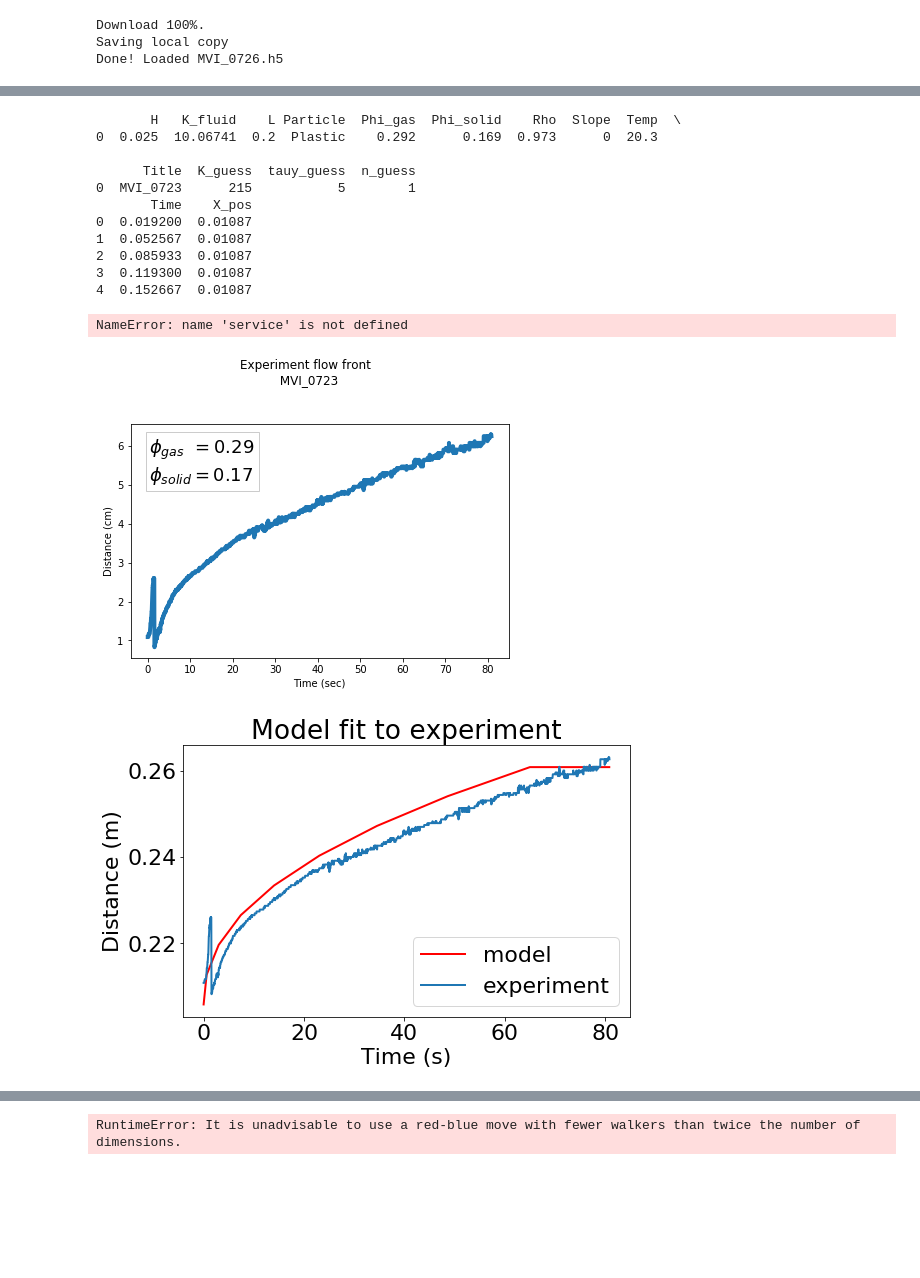
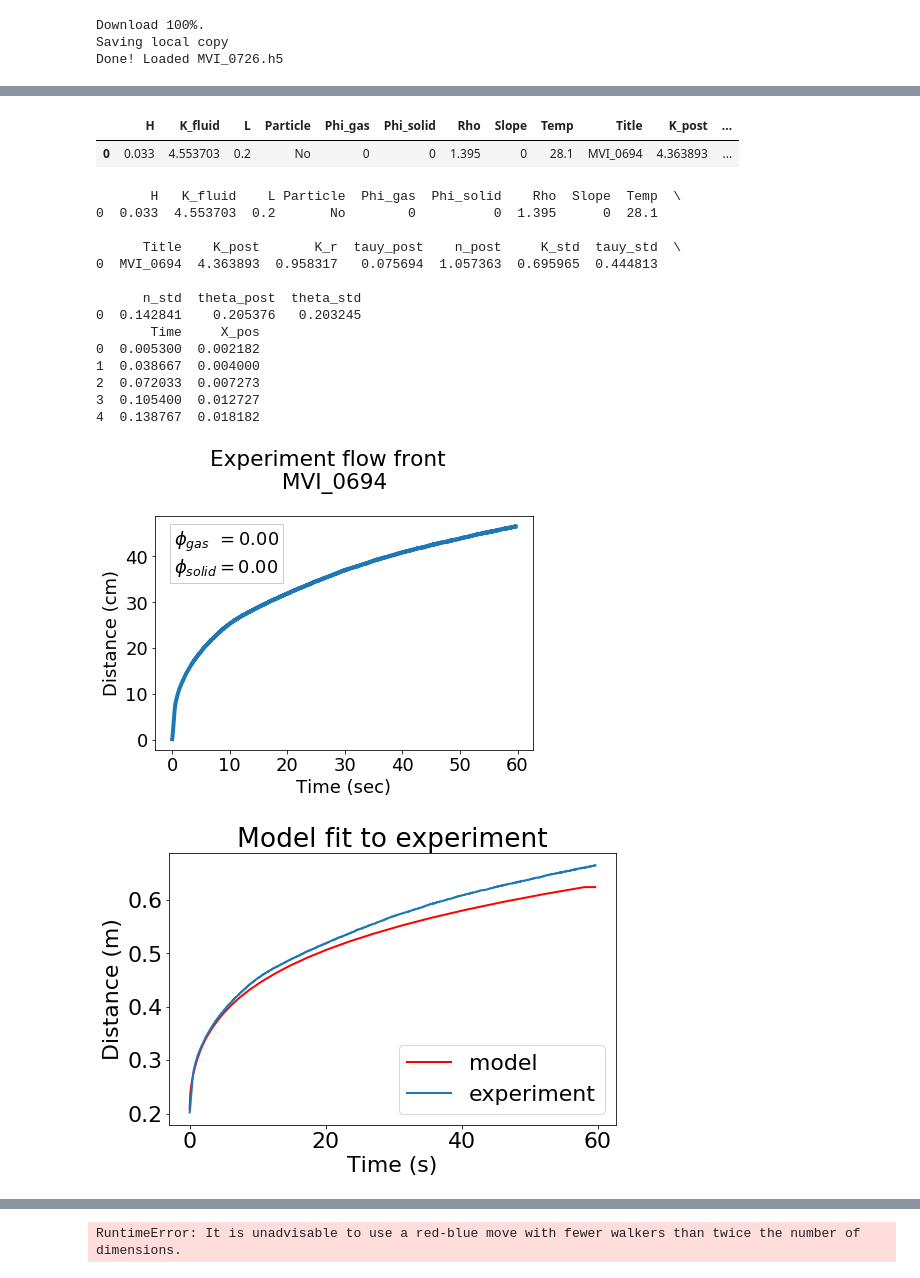
Before and after one commit to JanineBirnbaum18/3-phase-flow, a Jupyter notebook: MCMC/MCMC_from_file.ipynb, the cells around one changed output, grey strips where cells are left out. Cells and saved outputs as stored; diff of their text form; code cells hidden in the pictures; blank space fills up the shorter version.

Commit message:
Update and include visualization

```diff
--- a/MCMC/MCMC_from_file.ipynb
+++ b/MCMC/MCMC_from_file.ipynb
@@ -99,3 +101,7 @@ print('Done! Loaded ' + filename)
 Download 100%.
 Saving local copy
 Done! Loaded MVI_0726.h5
+# %%
+filename = 'C:/Users/Janine/Desktop/experiment_outputs/post/MVI_0694.h5'
+samples = pd.read_hdf(filename, key='s')
+samples.head()
@@ -102,3 +115,9 @@ Done! Loaded MVI_0726.h5
+# %%
+meta = pd.read_hdf(filename, key='meta')
+meta
+# %% [output]
+|  | H | K_fluid | L | Particle | Phi_gas | Phi_solid | Rho | Slope | Temp | Title | K_post | ... |
+| 0 | 0.033 | 4.553703 | 0.2 | No | 0 | 0 | 1.395 | 0 | 28.1 | MVI_0694 | 4.363893 | ... |
 # %%
 meta = pd.read_hdf(filename, key='meta')
 print(meta)
@@ -128,66 +147,70 @@ print(dat.head())
 t0 = 0 # Time of dam release [sec]
 tloc = int(t0/(dat.Time[1] - dat.Time[0]))
 t_pos = dat.Time.iloc[tloc:] - dat.Time.iloc[tloc]
 x_pos = dat.X_pos.iloc[tloc:]
 
 # plot scaled front advance
 fig,ax = plt.subplots(figsize=(7,5))
 ax.plot(t_pos, x_pos*100)
 ax.set_xlabel('Time (sec)')
 ax.set_ylabel('Distance (cm)')
 
 textstr = '\n'.join((
     r'$\phi_{gas} \: \: =%.2f$' % (phi_gas, ),
     r'$\phi_{solid}=%.2f$' % (phi_solid, )))
 
 # these are matplotlib.patch.Patch properties
 props = dict(boxstyle=None, facecolor='w', alpha=0.2)
 
 # place a text box in upper left in axes coords
 ax.text(0.05, 0.95, textstr, transform=ax.transAxes, fontsize=18,
         verticalalignment='top', bbox=props)
 
 
 fig.subplots_adjust(bottom=0.15, top=0.8, left=0.15)
 fig.suptitle('Experiment flow front \n ' + title_str)
 fig.savefig('Flow_front_' + title_str + '.pdf')
 
-file_metadata = {'name': 'Flow_front_' + title_str + '.pdf', 'parents': ['1zM6oSJugXEWYybwzwO0YVvfAShTHpKbp']}
-media = MediaFileUpload('Flow_front_' + title_str + '.pdf')
-file = service.files().create(body=file_metadata,
-                                    media_body=media).execute()
-media = None
+#file_metadata = {'name': 'Flow_front_' + title_str + '.pdf', 'parents': ['1zM6oSJugXEWYybwzwO0YVvfAShTHpKbp']}
+#media = MediaFileUpload('Flow_front_' + title_str + '.pdf')
+#file = service.files().create(body=file_metadata,
+#                                    media_body=media).execute()
+#media = None
 # %% [output]
        H   K_fluid    L Particle  Phi_gas  Phi_solid    Rho  Slope  Temp  \
-0  0.025  10.06741  0.2  Plastic    0.292      0.169  0.973      0  20.3
+0  0.033  4.553703  0.2       No        0          0  1.395      0  28.1
 
-      Title  K_guess  tauy_guess  n_guess
-0  MVI_0723      215           5        1
-       Time    X_pos
-0  0.019200  0.01087
-1  0.052567  0.01087
-2  0.085933  0.01087
-3  0.119300  0.01087
-4  0.152667  0.01087
+      Title    K_post       K_r  tauy_post    n_post     K_std  tauy_std  \
+0  MVI_0694  4.363893  0.958317   0.075694  1.057363  0.695965  0.444813
+
+      n_std  theta_post  theta_std
+0  0.142841    0.205376   0.203245
+       Time     X_pos
+0  0.005300  0.002182
+1  0.038667  0.004000
+2  0.072033  0.007273
+3  0.105400  0.012727
+4  0.138767  0.018182
-NameError: name 'service' is not defined
-[figure, old version]
+[figure, new version]
 # %%
 plt.rc('font', size=22) #set default font size to 22 (from 10)
 plt.rcParams['lines.linewidth'] = 2.0 #set default line width to 2.0 (from 1.0)
 
 # Plot most probable model with data
-x_grid = np.linspace(0,(x_pos[-1]+L)*1.2,52)
+x_grid = np.linspace(0,1.2*np.max(x_pos)+L,52)
 dx = x_grid[1] - x_grid[0]
 h0 = np.zeros_like(x_grid)
 h0[x_grid<0.2] = H
-h, t = dambreak(x_grid, h0, 0, rho, K_guess, tauy_guess, n_guess, 9.81, t_pos.iloc[-1], 25*t_pos.size)
+
+res = 50
+h, t = dambreak(x_grid, h0, 0, rho, K_init, tauy_init, n_init, 9.81, t_pos.iloc[-1], res*t_pos.size)
 X = np.zeros_like(t_pos)
 t_match = np.zeros_like(t_pos)
 
 threshold = 0.0001
 for j in np.arange(t_pos.size):
-    X[j] = x_grid[np.max(np.nonzero(h[j*25,:]>threshold)) + 1] # find node with h>threshold
-    t_match[j] = t[j*25]
+    X[j] = x_grid[np.max(np.nonzero(h[j*res,:]>threshold)) + 1] # find node with h>threshold
+    t_match[j] = t[j*res]
     ind = np.nonzero(X[1:] - X[:-1])[0]
     model = np.interp(t_match,t_match[ind],X[ind])
 
@@ -201,7 +224,7 @@ ax.set_ylabel('Distance (m)')
 ax.set_title('Model fit to experiment')
 ax.legend();
 # %% [output]
-[figure, old version]
+[figure, new version]
 # %%
 # Save guess
 
```
Also changed, not shown: parts of 10 cells of this notebook, 3 other files.
